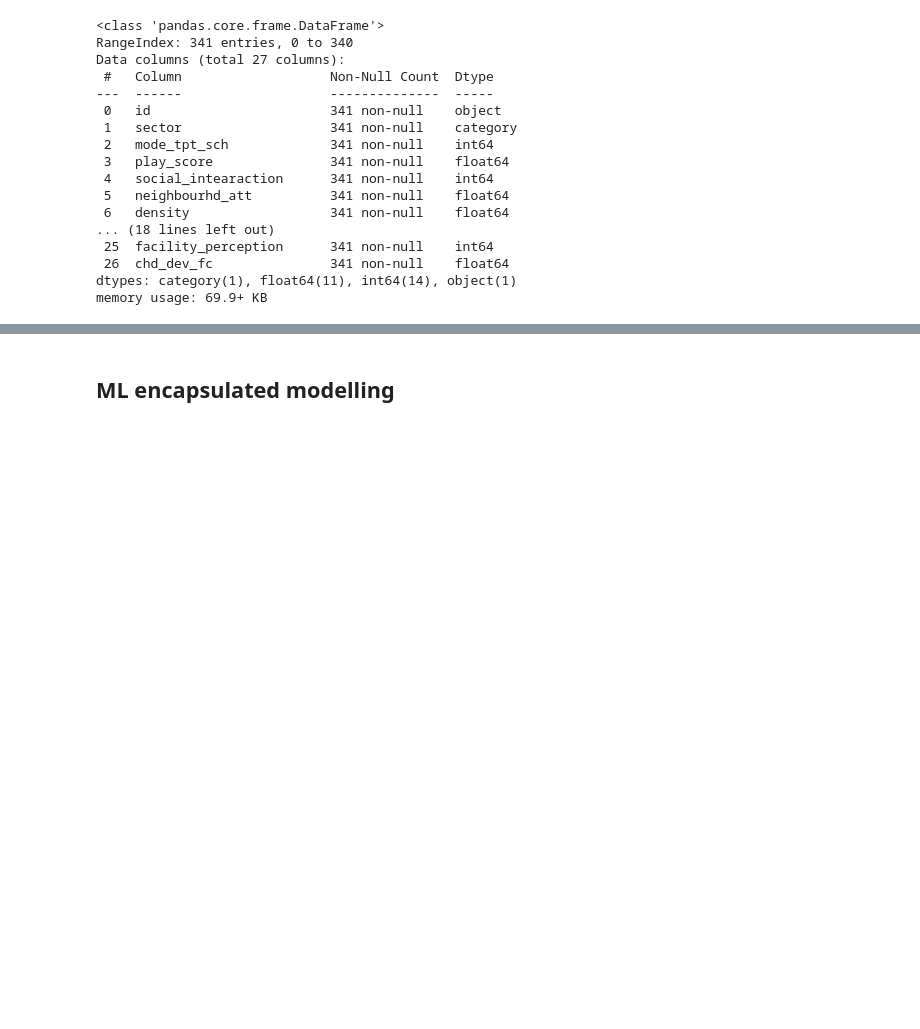
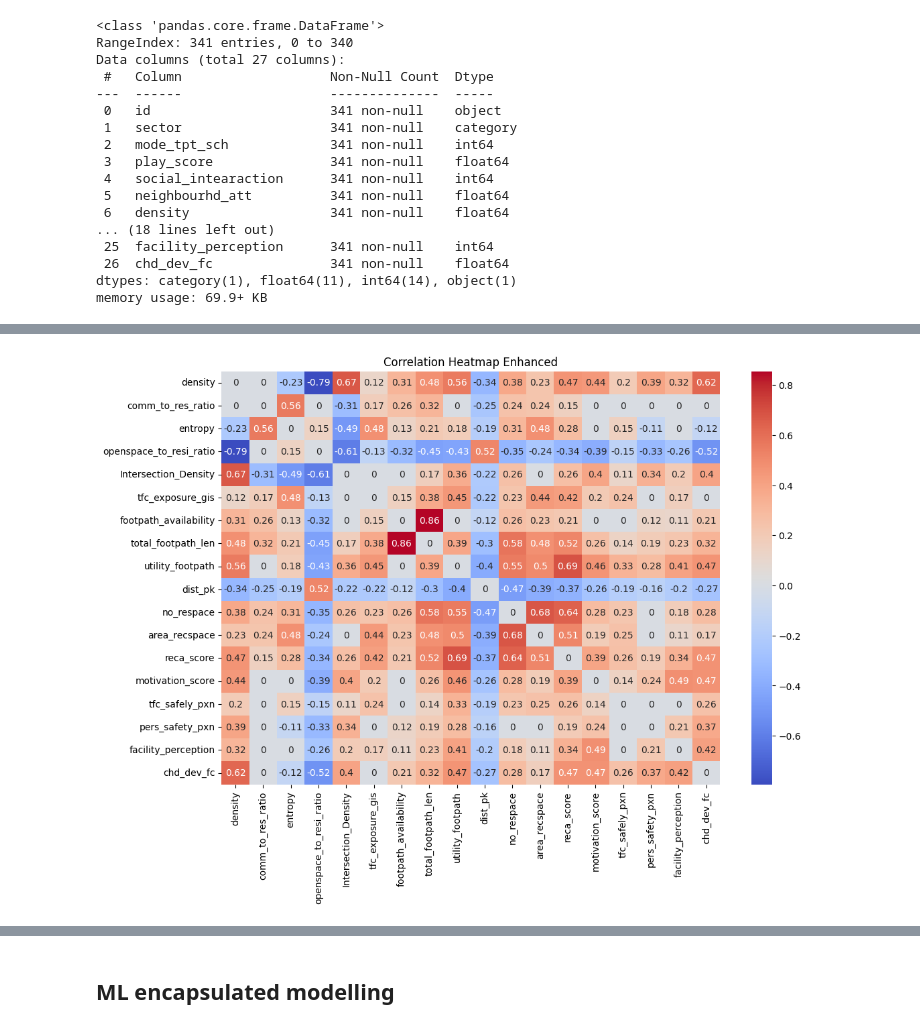
Before and after one commit to rpedram/data-science, a Jupyter notebook: svy_data_child_dev.ipynb, the cells around one changed output, grey strips where cells are left out. Drawn from its saved outputs; the diff is of its cells as text; code cells hidden in the pictures; blank space fills up the shorter version.

```diff
--- a/svy_data_child_dev.ipynb
+++ b/svy_data_child_dev.ipynb
@@ -78,8 +82,7 @@ None
 341 rows × 27 columns
 # %%
 # convert nominal data to category
-df = df.astype({'gender': 'int64',
-                    'sector': 'category'})
+df = df.astype({'sector': 'category'})
 df.info()
 # %% [output]
 <class 'pandas.core.frame.DataFrame'>
@@ -101,0 +121,49 @@ memory usage: 69.9+ KB
+# %%
+predictors=['density', 'comm_to_res_ratio', 'entropy',
+       'openspace_to_resi_ratio', 'Intersection_Density', 'tfc_exposure_gis',
+       'footpath_availability', 'total_footpath_len', 'utility_footpath',
+       'dist_pk', 'no_respace', 'area_recspace', 'reca_score', 'motivation_score', 'tfc_safely_pxn',
+       'pers_safety_pxn', 'facility_perception', 'chd_dev_fc']
+import seaborn as sns
+import matplotlib.pyplot as plt
+import scipy.stats as stats
+
+# Set the significance level and minimum correlation coefficient
+significance_level = 0.05
+min_corr_coeff = 0
+
+# Calculate pairwise correlations and p-values
+corr_matrix = df[predictors].corr()
+p_values = {}
+
+for i in range(len(predictors)):
+    for j in range(i+1, len(predictors)):
+        stat, p = stats.pearsonr(df[predictors[i]], df[predictors[j]])
+        p_values[(predictors[i], predictors[j])] = p
+
+# Filter significant correlations
+significant_correlations = []
+
+for i in range(len(predictors)):
+    for j in range(i+1, len(predictors)):
+        if p_values[(predictors[i], predictors[j])] < significance_level and abs(corr_matrix.iloc[i, j]) > min_corr_coeff:
+            significant_correlations.append((predictors[i], predictors[j], corr_matrix.iloc[i, j]))
+
+# Sort correlations in descending order
+significant_correlations.sort(key=lambda x: x[2], reverse=True)
+
+# Create a new matrix with only significant correlations
+new_corr_matrix = pd.DataFrame(np.zeros((len(predictors), len(predictors))), columns=predictors, index=predictors)
+
+for i, j, corr in significant_correlations:
+    new_corr_matrix.loc[i, j] = corr
+    new_corr_matrix.loc[j, i] = corr
+
+# Heatmap visualization
+plt.figure(figsize=(12, 8))
+cmap = sns.color_palette("coolwarm", as_cmap=True)
+sns.heatmap(new_corr_matrix, annot=True, cmap=cmap)
+plt.title('Correlation Heatmap Enhanced')
+plt.show()
+# %% [output]
+[figure, added]
```
Also changed, not shown: parts of 12 cells of this notebook.
